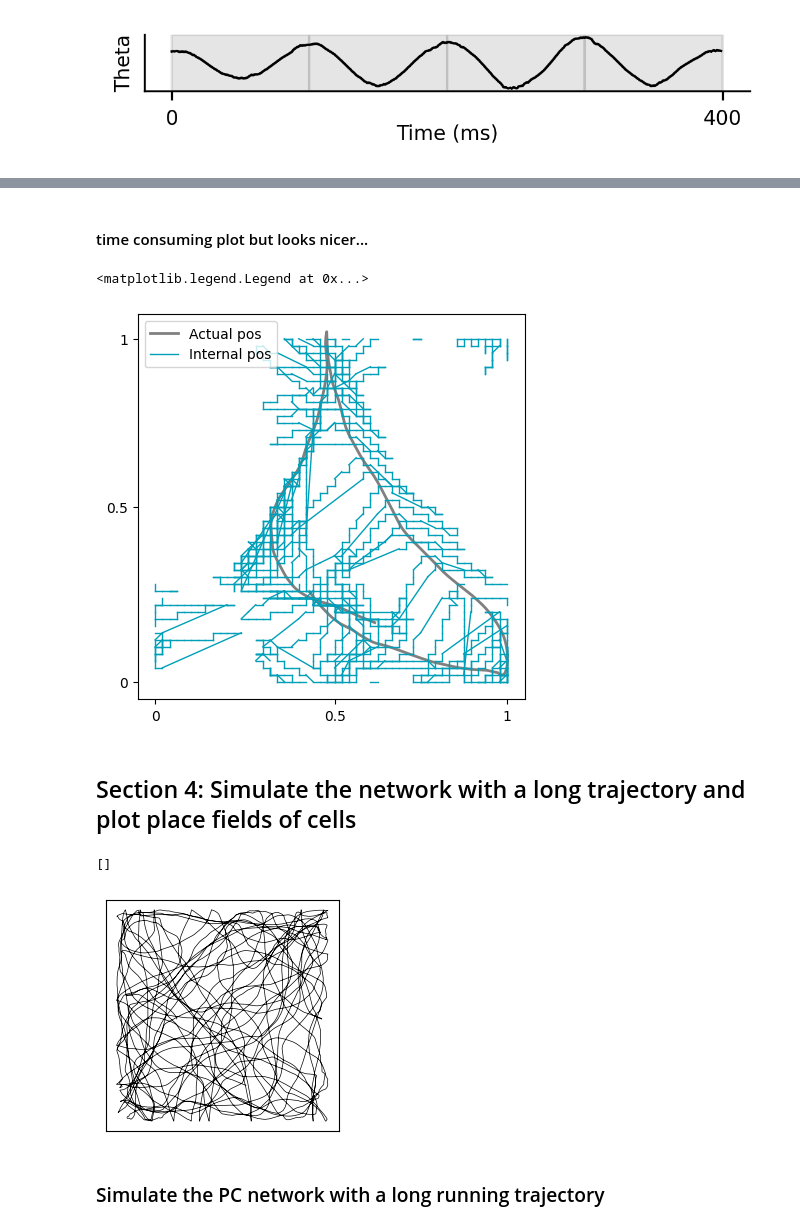
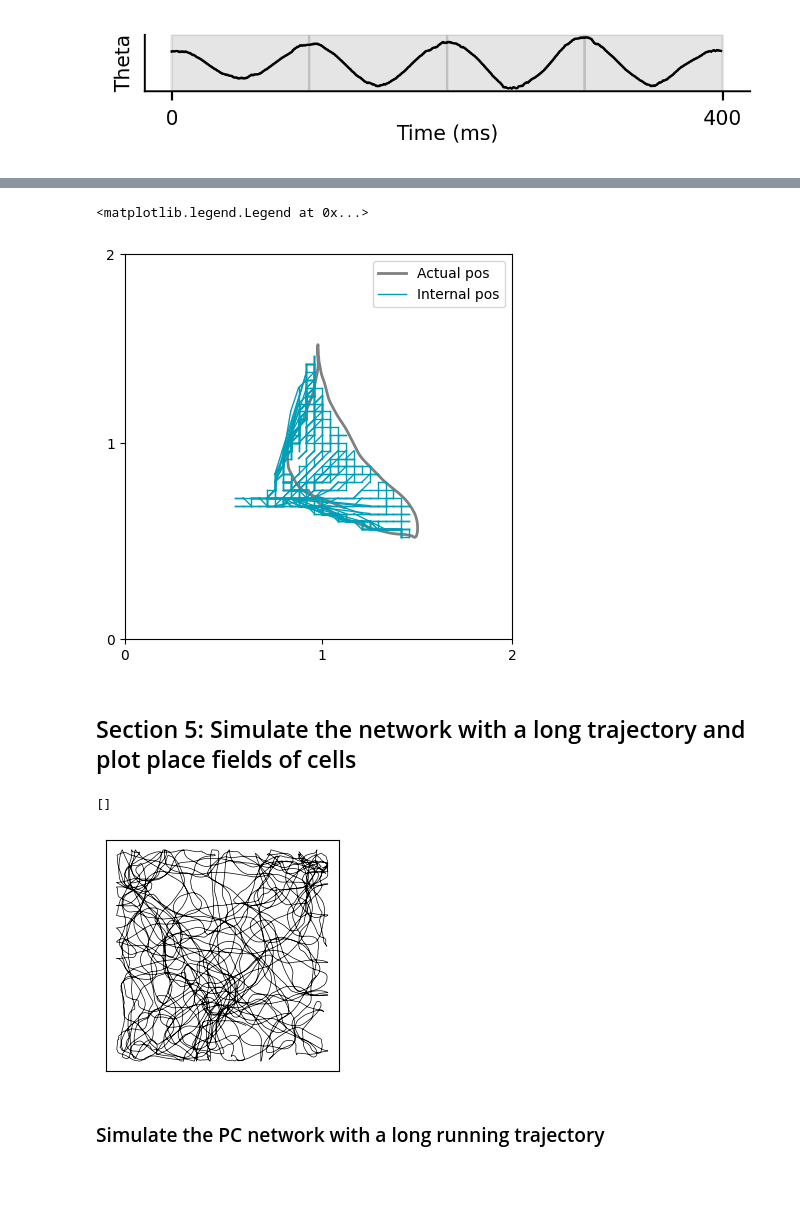
Before and after one commit to ZilongJi/HoneycombSweeps, a Jupyter notebook: PCCANTopdown_Sweep.ipynb, the cells around one changed output, grey strips where cells are left out. Saved outputs shown, nothing was run; the diff lists cells and outputs as text; code cells hidden in the pictures; blank space fills up the shorter version.

```diff
--- a/PCCANTopdown_Sweep.ipynb
+++ b/PCCANTopdown_Sweep.ipynb
@@ -44,6 +48,7 @@ speed_mean = 0.2 #in m/s
 speed_std = 0.0 #in m/s
 rotation_velocity_std = 60 * (np.pi / 180) #in rad/s
 
+
 Ag = Agent(Env, params = {
     "dt": dt,
     "speed_mean":speed_mean,
@@ -55,7 +60,7 @@ while Ag.t < dur:
     Ag.update(drift_velocity=None)
 
 Position = Ag.history['pos']
-Position = np.array(Position)
+Position = np.array(Position) + 0.5 #add 0,5 is to make the running rat in the middle of the box [from 0.5 to 1.5], the size of the neuronal sheet is 2by2. we did so to remove the periodic boundary effect
 # Position_2_2pi = Position*(2*np.pi)-np.pi
 Vel = Ag.history['vel']
 Speed = np.linalg.norm(Vel, axis=1) * dt # meters per ms
@@ -68,12 +73,6 @@ Speed2 = np.linalg.norm(Vel2, axis=1)
 #visualize the trajectory
 fig, axs = plt.subplots(1, 2, figsize=(6,3))
 ax = axs[0]
-# ax.plot(Position[:,1], Position[:,0], linewidth=0.5, color='black')
-# ax.axis('equal')
-# ax.set_xticks([])
-# ax.set_yticks([])
-# #invert_yaxis
-
 # Set up a colour map from green to blue
 cmap = cm.get_cmap("cool")  # 'winter' transitions from green to blue
 
@@ -86,9 +85,8 @@ for i in range(len(Position) - 1):
         linewidth=1
     )
 ax.axis('equal')
-ax.set_xticks([0,1])
-ax.set_yticks([0,1])
-# ax.invert_yaxis()
+ax.set_xticks([0,2])
+ax.set_yticks([0,2])
 
 ax = axs[1]
 ax.plot(np.arange(len(Speed))*dt, Speed/dt, label='speed', color='grey')
@@ -290,10 +319,10 @@ plt.savefig('./figures/GD_sweeptraj.pdf', dpi=300)
 fig, ax = plt.subplots(1, 1, figsize=(3.8,0.9), dpi=300)
 
 #plot ThetaModulator
-start = 1100
-end = 1500
+start = 7100
+end = 7500
 
-ax.plot(ThetaModulator[1100:1500], color='black', linewidth=1)
+ax.plot(ThetaModulator_BU[1100:1500], color='black', linewidth=1)
 #vertical area every 100 points
 for i in range((end-start)//100):
     ax.axvspan(i*100, (i+1)*100, color='grey', alpha=0.2)
@@ -311,33 +340,31 @@ plt.savefig('./figures/ThetaModulator.pdf', dpi=300)
 # %% [output]
 [figure]
 # %%
-
-
 for i in range(4):
 
-    start = 1100 + 100*i
+    start = 400 + 100*i
     fig, ax = plt.subplots(1, 1, figsize=(1,1), dpi=300)
 
-    cut = 70
+    cut = 90
 
     # Define the colormap and normalize it
     cmap = plt.cm.cool
     norm = plt.Normalize(vmin=start, vmax=start + cut)
 
 
-    ax.plot(Position[:, 0] * num, Position[:, 1] * num, color='grey', linewidth=0.5, label='Actual pos')
+    ax.plot(Position[:, 0]/z_max * num, Position[:, 1]/z_max * num, color='grey', linewidth=0.5, label='Actual pos')
 
     ax.scatter(
         pc_bumpcenter[start:start+cut, 0],
         pc_bumpcenter[start:start+cut, 1],
         c=np.linspace(start, start + cut, cut),  # Gradually changing values
         cmap=cmap,
-        s=10,
+        s=5,
         label='Internal pos',
         alpha = 0.8
     )
 
-    ax.scatter(goal_loc[0]*num, goal_loc[1]*num, color='#009FB9', marker='*', s=20, label='Goal loc.')
+    ax.scatter(goal_loc[0]/z_max*num, goal_loc[1]/z_max*num, color='#009FB9', marker='*', s=10, label='Goal loc.')
 
     #add animals pos from start to start + cut
     # ax.scatter(Position[start:start+cut, 0]*num, Position[start:start+cut, 1]*num, color='#F18D00', marker = 'o', s=5, label='Actual pos')
@@ -348,5 +375,5 @@ for i in range(4):
     ax.set_yticks([])
 
     plt.tight_layout()
-    plt.savefig(f'./figures/Goal_adaptation_{start}.pdf', dpi=300)
+    plt.savefig(f'./figures/Topdown_Goal_adaptation_{start}.pdf', dpi=300)
 # %% [output]
@@ -431,43 +392,41 @@ plt.savefig('./figures/conn_mat.pdf', dpi=300)
-# %% [markdown]
-#### time consuming plot but looks nicer...
 # %%
 fig, ax = plt.subplots(1, 1, figsize=(5, 5), dpi=100)
 
 # Plot the continuous trajectory for Position
-ax.plot(Position[:, 0] * num, Position[:, 1] * num, color='grey', linewidth=2, label='Actual pos')
+ax.plot(Position[:, 0]/z_max * num, Position[:, 1]/z_max * num, color='grey', linewidth=2, label='Actual pos')
 
 # Threshold for distance
 threshold = 20
 
 # Collect segments that meet the threshold condition
 x_segments = []
 y_segments = []
 for i in range(len(pc_bumpcenter) - 1):
     # Calculate the Euclidean distance between consecutive points
     dist = np.sqrt((pc_bumpcenter[i+1, 0] - pc_bumpcenter[i, 0])**2 + (pc_bumpcenter[i+1, 1] - pc_bumpcenter[i, 1])**2)
 
     # If distance is below threshold, add segment to list
     if dist < threshold:
         x_segments.append([pc_bumpcenter[i, 0], pc_bumpcenter[i+1, 0]])
         y_segments.append([pc_bumpcenter[i, 1], pc_bumpcenter[i+1, 1]])
 
 # Plot all segments at once
 for x_seg, y_seg in zip(x_segments, y_segments):
     ax.plot(x_seg, y_seg, color='#009FB9', linewidth=1)
 
 # Set fixed ticks and labels
 ax.set_xticks([0, num//2, num-1])
-ax.set_xticklabels([0, 0.5, 1])
+ax.set_xticklabels([0, 1, 2])
 ax.set_yticks([0, num//2, num-1])
-ax.set_yticklabels([0, 0.5, 1])
+ax.set_yticklabels([0, 1, 2])
 
 # Add legend
 ax.legend(['Actual pos', 'Internal pos'])
 # %% [output]
 <matplotlib.legend.Legend at 0x...>
-[figure, old version]
+[figure, new version]
 # %% [markdown]
-## Section 4: Simulate the network with a long trajectory and plot place fields of cells
+## Section 5: Simulate the network with a long trajectory and plot place fields of cells
 # %%
 np.random.seed(111)
 
@@ -476,16 +435,16 @@ Env = Environment(params={
     "dimensionality": "2D",
 })
 
-dur = 600 #in seconds
+dur = 400 #in seconds
 dt = 0.001 #in seconds
-speed_mean = 0.1 #in m/s
+speed_mean = 0.2 #in m/s
 speed_std = 0.0 #in m/s
 rotation_velocity_std = 180 * (np.pi / 180) #in rad/s
 
 #if traj exist, load it, otherwise generate it
 if os.path.exists('./traces/Traj_dur'+str(dur)+'_speedMean'+str(speed_mean)+'.npz'):
     data = np.load('./traces/Traj_dur'+str(dur)+'_speedMean'+str(speed_mean)+'.npz')
-    Position = data['Position']
+    Position = data['Position'] #add 0,5 is to make the running rat in the middle of the box [from 0.5 to 1.5], the size of the neuronal sheet is 2by2. we did so to remove the periodic boundary effect
     Speed = data['Speed']
     Vel = data['Velocity']
 else:
@@ -500,7 +459,7 @@ else:
         Ag.update(drift_velocity=None)
 
     Position = Ag.history['pos']
-    Position = np.array(Position)
+    Position = np.array(Position) + 0.5 #add 0,5 is to make the running rat in the middle of the box [from 0.5 to 1.5], the size of the neuronal sheet is 2by2. we did so to remove the periodic boundary effect
     # Position_2_2pi = Position*(2*np.pi)-np.pi
     Vel = Ag.history['vel']
     Vel = np.array(Vel)
@@ -521,7 +480,7 @@ ax.set_xticks([])
 ax.set_yticks([])
 # %% [output]
 []
-[figure, old version]
+[figure, new version]
 # %% [markdown]
 ### Simulate the PC network with a long running trajectory
 # %%
```
Also changed, not shown: parts of 28 cells of this notebook, 6 other files.
